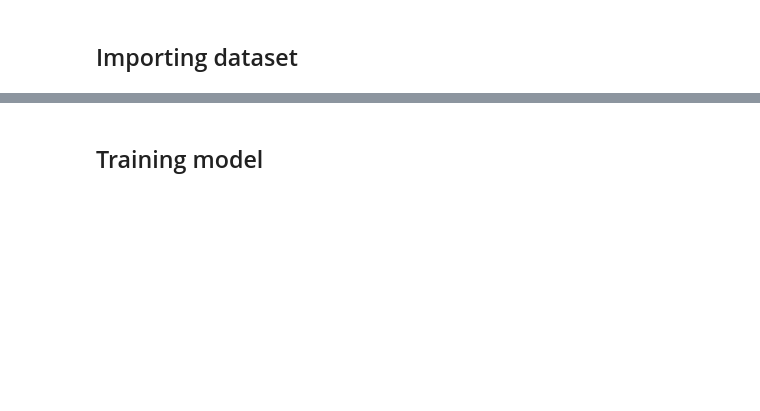
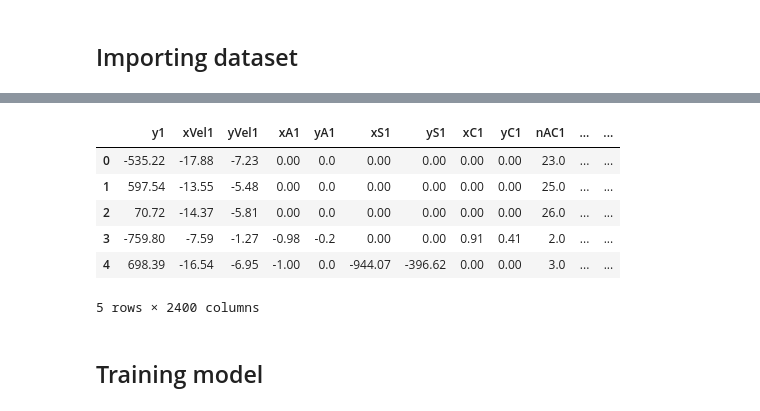
Before and after one commit to annaluizacaraciolo/AtividadeFinalAM, a Jupyter notebook: KNN-SwarmBehavior.ipynb, the cells around one changed output, grey strips where cells are left out. Drawn from its saved outputs; the diff is of its cells as text; code cells hidden in the pictures; blank space fills up the shorter version.

```diff
--- a/KNN-SwarmBehavior.ipynb
+++ b/KNN-SwarmBehavior.ipynb
@@ -33,3 +66,13 @@ df.fillna(df.mean())
+# %%
+df.head()
+# %% [output]
+|  | y1 | xVel1 | yVel1 | xA1 | yA1 | xS1 | yS1 | xC1 | yC1 | nAC1 | ... | ... |
+| 0 | -535.22 | -17.88 | -7.23 | 0.00 | 0.0 | 0.00 | 0.00 | 0.00 | 0.00 | 23.0 | ... | ... |
+| 1 | 597.54 | -13.55 | -5.48 | 0.00 | 0.0 | 0.00 | 0.00 | 0.00 | 0.00 | 25.0 | ... | ... |
+| 2 | 70.72 | -14.37 | -5.81 | 0.00 | 0.0 | 0.00 | 0.00 | 0.00 | 0.00 | 26.0 | ... | ... |
+| 3 | -759.80 | -7.59 | -1.27 | -0.98 | -0.2 | 0.00 | 0.00 | 0.91 | 0.41 | 2.0 | ... | ... |
+| 4 | 698.39 | -16.54 | -6.95 | -1.00 | 0.0 | -944.07 | -396.62 | 0.00 | 0.00 | 3.0 | ... | ... |
+5 rows × 2400 columns
 # %% [markdown]
 ## Training model
 # %%
```
Also changed, not shown: parts of 11 cells of this notebook.
